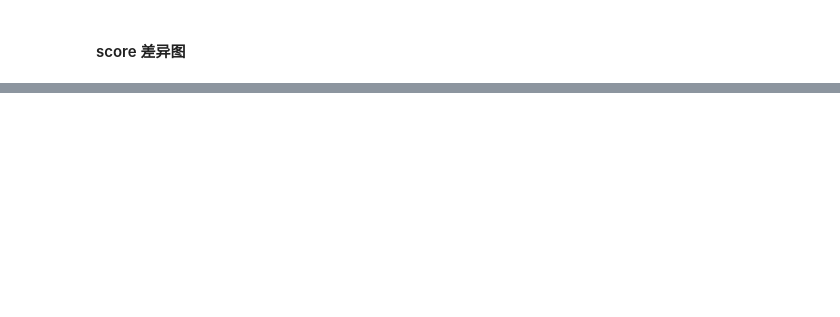
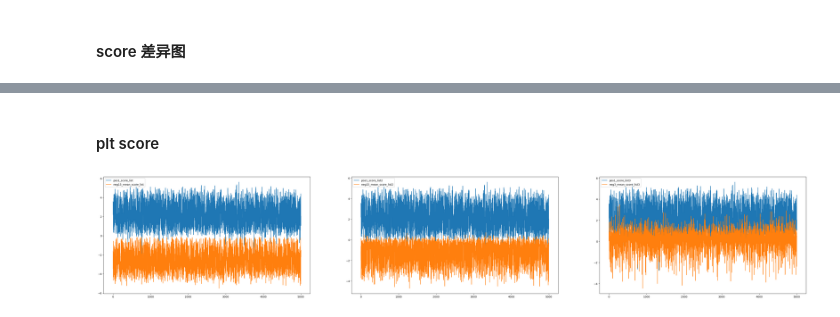
Before and after one commit to nkuzjh/LAVIS, a Jupyter notebook: debug_experiments_statistic_analysis.ipynb, the cells around one changed output, grey strips where cells are left out. Drawn from its saved outputs; the diff is of its cells as text; code cells hidden in the pictures; blank space fills up the shorter version.

```diff
--- a/debug_experiments_statistic_analysis.ipynb
+++ b/debug_experiments_statistic_analysis.ipynb
@@ -1597,0 +1942,23 @@ plt.show()
+# %% [markdown]
+#### plt score
+# %%
+## 5000个样本画图对比 正/负样本的 score
+
+import matplotlib.pyplot as plt
+
+plt.figure(figsize=(48,8))
+plt.subplot(1,3,1)
+plt.plot(range(5000), pos1_score_list)
+plt.plot(range(5000), neg15_mean_score_list)
+plt.legend(['pos1_score_list', 'neg15_mean_score_list'], loc='upper left')
+plt.subplot(1,3,2)
+plt.plot(range(5000), pos1_score_list2)
+plt.plot(range(5000), neg15_mean_score_list2)
+plt.legend(['pos1_score_list2', 'neg15_mean_score_list2'], loc='upper left')
+plt.subplot(1,3,3)
+plt.plot(range(5000), pos1_score_list3)
+plt.plot(range(5000), neg3_mean_score_list3)
+plt.legend(['pos1_score_list3', 'neg3_mean_score_list3'], loc='upper left')
+plt.show()
+# %% [output]
+[figure, added]
```
Also changed, not shown: parts of 40 cells of this notebook.
